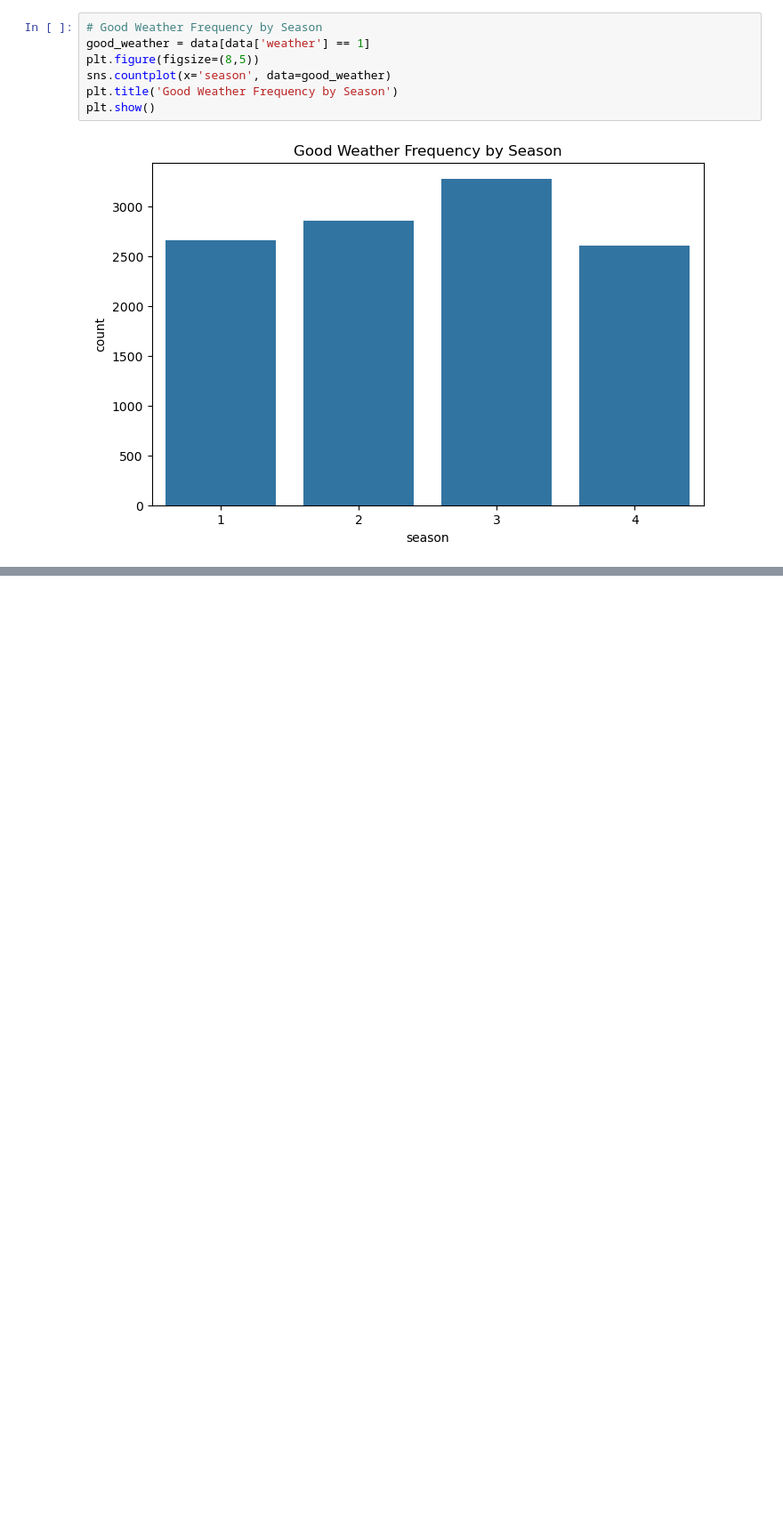
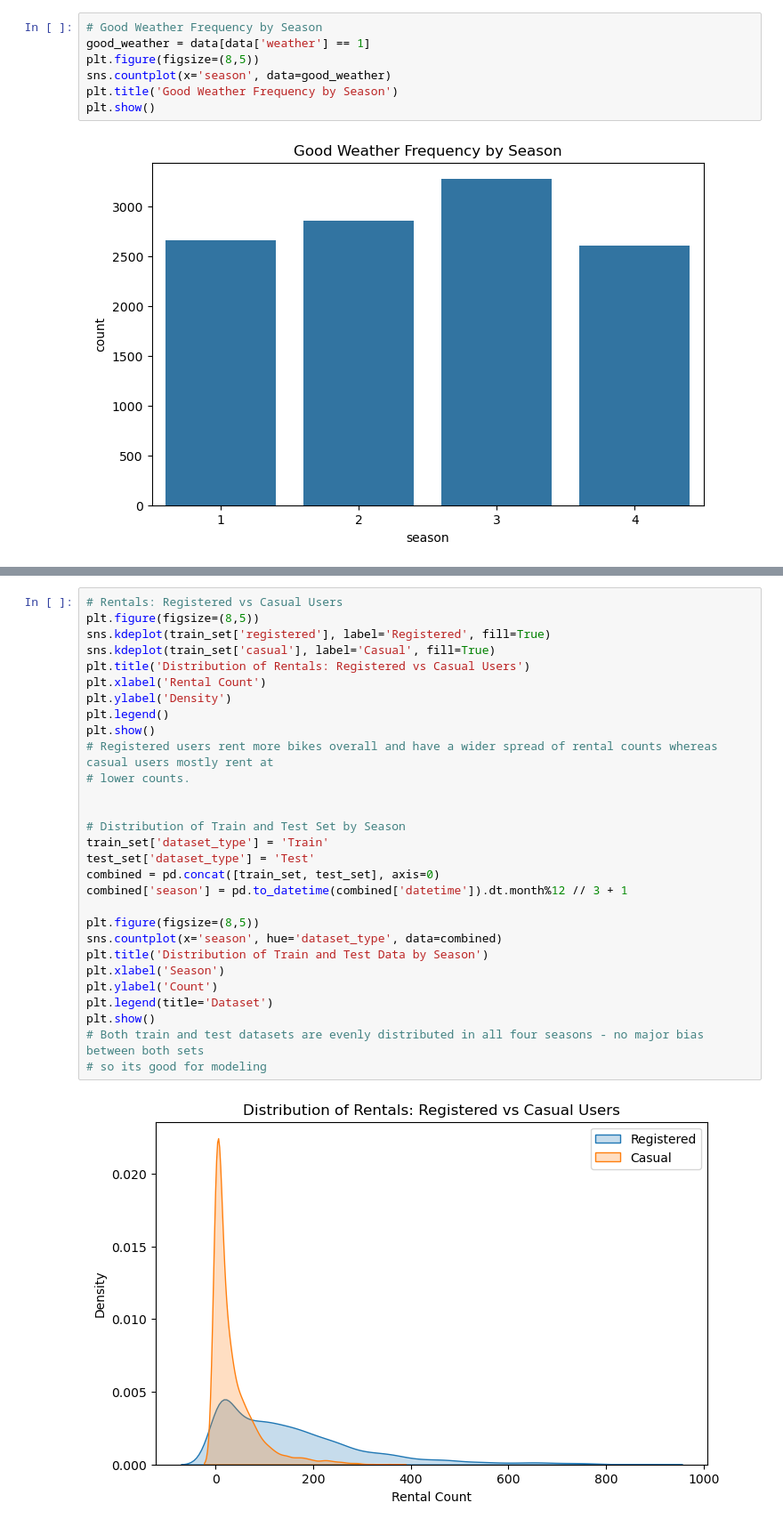
Before and after one commit to Shruthi1935/City_Bikeshare_System, a Jupyter notebook: City_Bikeshare_System.ipynb, the cells around one changed output, grey strips where cells are left out. Shown at 89% size. Cells and saved outputs as stored; diff of their text form; blank space fills up the shorter version.

```diff
--- a/City_Bikeshare_System.ipynb
+++ b/City_Bikeshare_System.ipynb
@@ -143,0 +185,31 @@ ValueError: could not convert string to float: '2011-01-01 00:00:00'
+# %%
+# Rentals: Registered vs Casual Users
+plt.figure(figsize=(8,5))
+sns.kdeplot(train_set['registered'], label='Registered', fill=True)
+sns.kdeplot(train_set['casual'], label='Casual', fill=True)
+plt.title('Distribution of Rentals: Registered vs Casual Users')
+plt.xlabel('Rental Count')
+plt.ylabel('Density')
+plt.legend()
+plt.show()
+# Registered users rent more bikes overall and have a wider spread of rental counts whereas casual users mostly rent at
+# lower counts.
+
+
+# Distribution of Train and Test Set by Season
+train_set['dataset_type'] = 'Train'
+test_set['dataset_type'] = 'Test'
+combined = pd.concat([train_set, test_set], axis=0)
+combined['season'] = pd.to_datetime(combined['datetime']).dt.month%12 // 3 + 1
+
+plt.figure(figsize=(8,5))
+sns.countplot(x='season', hue='dataset_type', data=combined)
+plt.title('Distribution of Train and Test Data by Season')
+plt.xlabel('Season')
+plt.ylabel('Count')
+plt.legend(title='Dataset')
+plt.show()
+# Both train and test datasets are evenly distributed in all four seasons - no major bias between both sets
+# so its good for modeling
+# %% [output]
+[figure, added]
```
Also changed, not shown: parts of 10 cells of this notebook.
